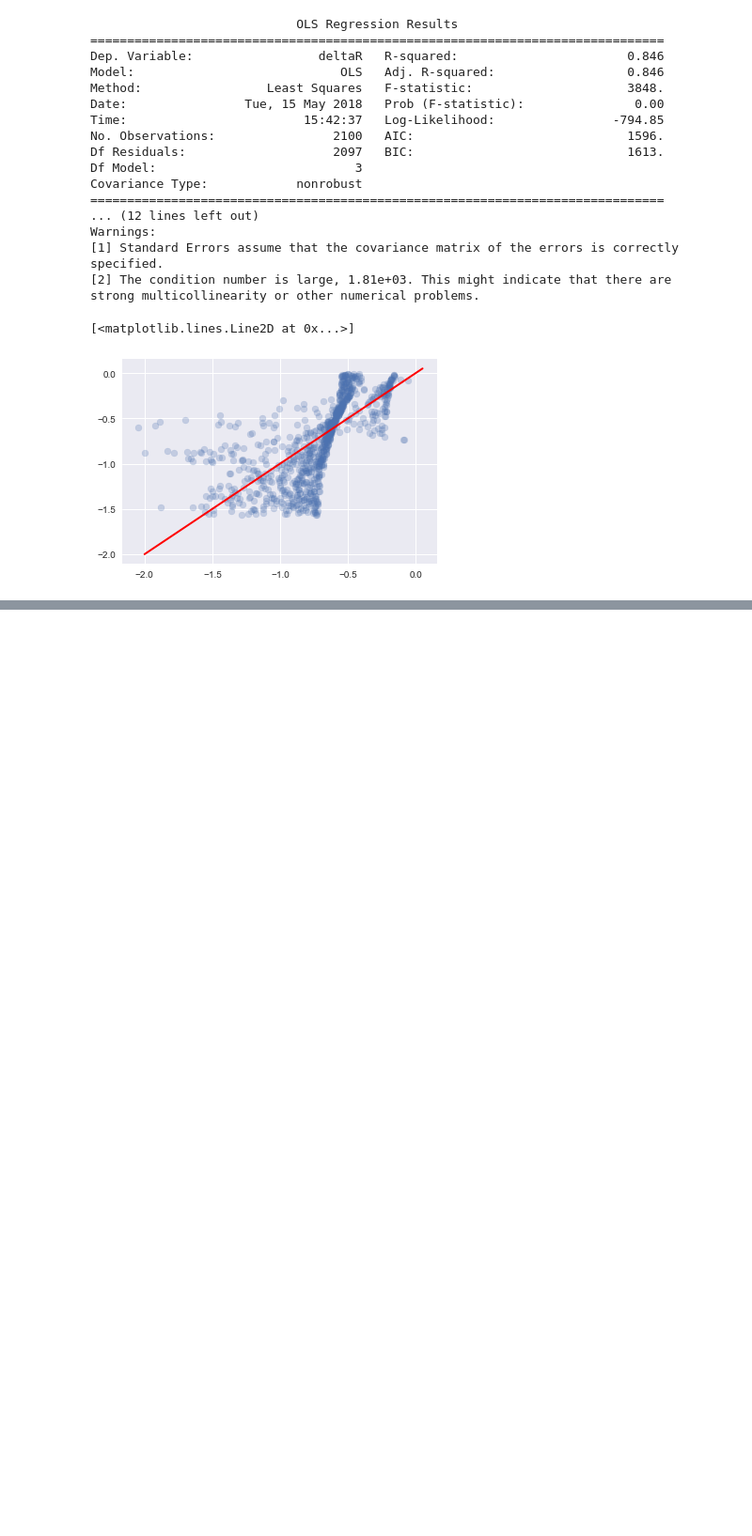
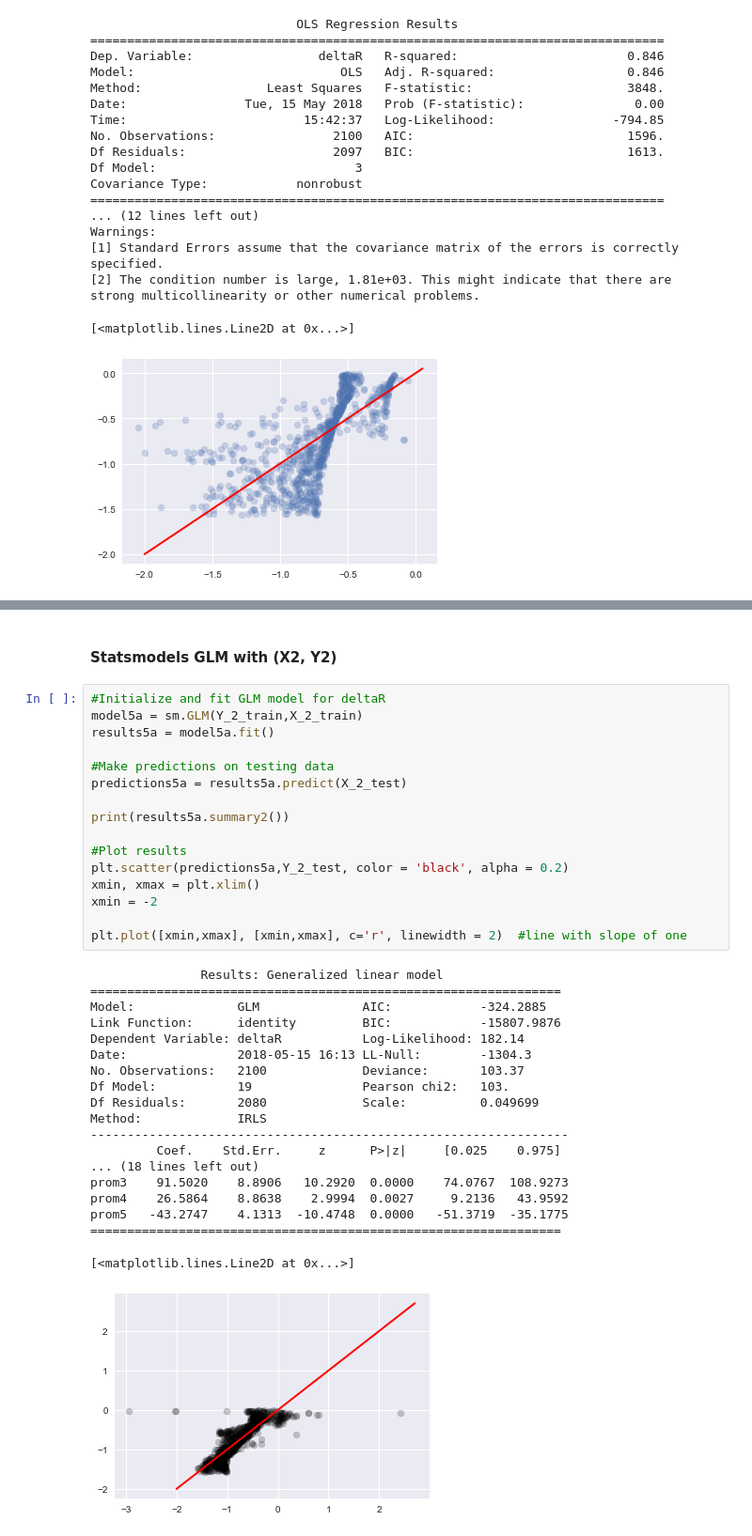
Before and after one commit to Lcollins91/DS_ResearchProject_ND, a Jupyter notebook: Master_CO_Circle_Spec_Model.ipynb, the cells around one changed output, grey strips where cells are left out. Shown at 94% size. Drawn from its saved outputs; the diff is of its cells as text; blank space fills up the shorter version.

```diff
--- a/Master_CO_Circle_Spec_Model.ipynb
+++ b/Master_CO_Circle_Spec_Model.ipynb
@@ -431,0 +546,38 @@ strong multicollinearity or other numerical problems.
+# %% [markdown]
+#### Statsmodels GLM with (X2, Y2)
+# %%
+#Initialize and fit GLM model for deltaR
+model5a = sm.GLM(Y_2_train,X_2_train)
+results5a = model5a.fit()
+
+#Make predictions on testing data
+predictions5a = results5a.predict(X_2_test)
+
+print(results5a.summary2())
+
+#Plot results
+plt.scatter(predictions5a,Y_2_test, color = 'black', alpha = 0.2)
+xmin, xmax = plt.xlim()
+xmin = -2
+
+plt.plot([xmin,xmax], [xmin,xmax], c='r', linewidth = 2)  #line with slope of one
+# %% [output]
+               Results: Generalized linear model
+================================================================
+Model:              GLM              AIC:            -324.2885
+Link Function:      identity         BIC:            -15807.9876
+Dependent Variable: deltaR           Log-Likelihood: 182.14
+Date:               2018-05-15 16:13 LL-Null:        -1304.3
+No. Observations:   2100             Deviance:       103.37
+Df Model:           19               Pearson chi2:   103.
+Df Residuals:       2080             Scale:          0.049699
+Method:             IRLS
+-----------------------------------------------------------------
+         Coef.    Std.Err.     z      P>|z|     [0.025    0.975]
+... (18 lines left out)
+prom3    91.5020    8.8906   10.2920  0.0000    74.0767  108.9273
+prom4    26.5864    8.8638    2.9994  0.0027     9.2136   43.9592
+prom5   -43.2747    4.1313  -10.4748  0.0000   -51.3719  -35.1775
+================================================================
+[<matplotlib.lines.Line2D at 0x...>]
+[figure, added]
```
Also changed, not shown: parts of 7 cells of this notebook.
